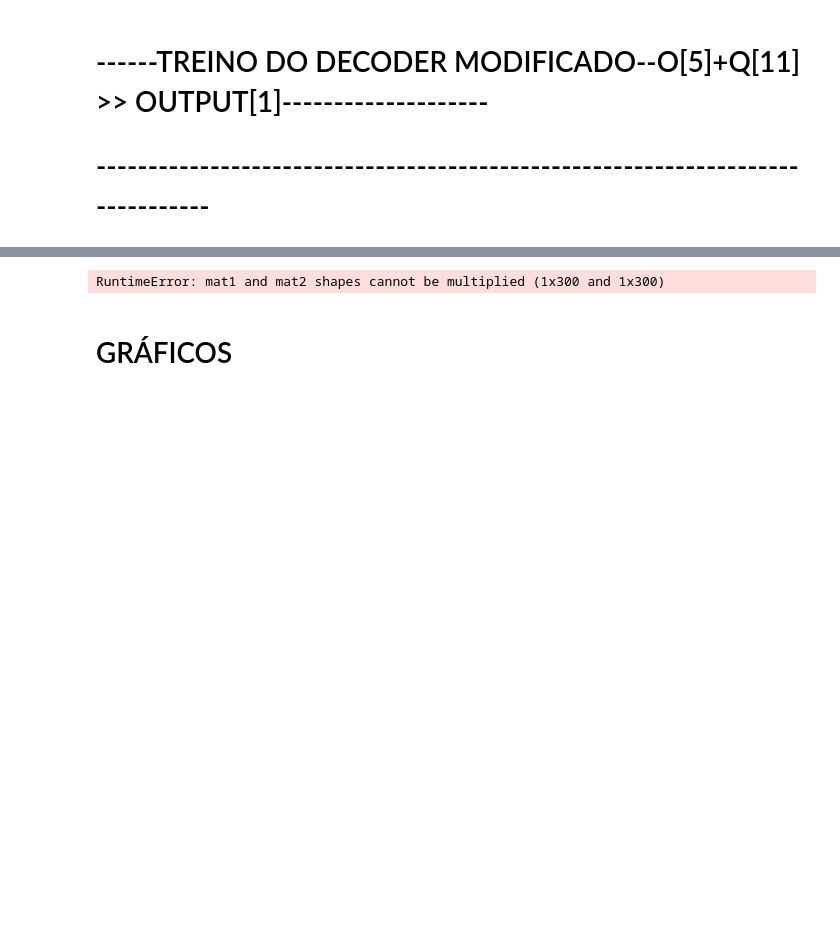
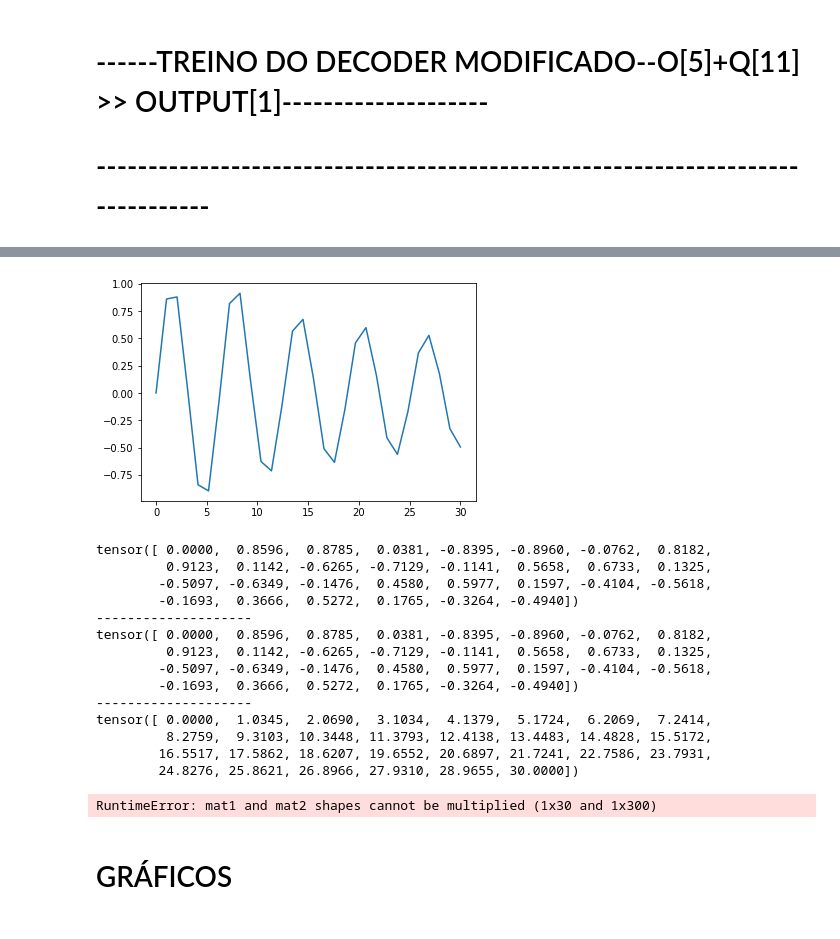
Before and after one commit to SchultzVV/Biology, a Jupyter notebook: method_prove/AnomaliaE.ipynb, the cells around one changed output, grey strips where cells are left out. Drawn from its saved outputs; the diff is of its cells as text; code cells hidden in the pictures; blank space fills up the shorter version.

```diff
--- a/method_prove/AnomaliaE.ipynb
+++ b/method_prove/AnomaliaE.ipynb
@@ -91,39 +139,63 @@ optimizer = torch.optim.Adam(model.parameters())
 # %%
 def treine(epochs):
     inp = pickle.load(open("inp", "rb"))
     out = pickle.load(open("out", "rb"))
     n_batch = np.shape(inp)[0]
     batch_size = np.shape(inp)[1]
     n_examples = np.shape(inp)[2]
     for epoch in range(epochs):
         for batch_idx in range(n_batch):
-            O = inp[batch_idx]
+            I = inp[batch_idx]
             A = out[batch_idx]
-            O = O.float()
+            plt.plot(I[0],A[0])
+            plt.show()
+            I = I.float()
             A = A.float()
-            for i in O:
-                recon, latent = model(i)
-                loss = torch.mean((recon-A)**2)
-                optimizer.zero_grad()
-                loss.backward()
-                optimizer.step()
+            print(A[0])
+            print('-'*20)
+            print(A[0])
+            print('-'*20)
+            for i in I:
+                for j in range(len(n_examples)):
+                    print(i)
+                    recon, latent = model(i[j])
+                    loss = torch.mean((recon-A)**2)
+                    optimizer.zero_grad()
+                    loss.backward()
+                    optimizer.step()
         print(f'Epoch:{epoch+1},Loss:{loss.item():.4f}')
+        s.exit()
 
 
 
 treine(200)
 # print('end')
 # -------------------------------------------------------------------------------
 # --------------------- SALVANDO-------------------------------------------------
 # -------------------------------------------------------------------------------
 # PATH_save='Estado_Box_2_with_two_latent.pt'
 ##PATH_load = 'Estado_Box_2_with_two_latent.pt'
 #torch.save(model.state_dict(), PATH_save)
 # s.exit()
 ##model.load_state_dict(torch.load(PATH_load))
 #torch.save(model.state_dict(), PATH_save)
 # %% [output]
+[figure, added]
-RuntimeError: mat1 and mat2 shapes cannot be multiplied (1x300 and 1x300)
+tensor([ 0.0000,  0.8596,  0.8785,  0.0381, -0.8395, -0.8960, -0.0762,  0.8182,
+         0.9123,  0.1142, -0.6265, -0.7129, -0.1141,  0.5658,  0.6733,  0.1325,
+        -0.5097, -0.6349, -0.1476,  0.4580,  0.5977,  0.1597, -0.4104, -0.5618,
+        -0.1693,  0.3666,  0.5272,  0.1765, -0.3264, -0.4940])
+--------------------
+tensor([ 0.0000,  0.8596,  0.8785,  0.0381, -0.8395, -0.8960, -0.0762,  0.8182,
+         0.9123,  0.1142, -0.6265, -0.7129, -0.1141,  0.5658,  0.6733,  0.1325,
+        -0.5097, -0.6349, -0.1476,  0.4580,  0.5977,  0.1597, -0.4104, -0.5618,
+        -0.1693,  0.3666,  0.5272,  0.1765, -0.3264, -0.4940])
+--------------------
+tensor([ 0.0000,  1.0345,  2.0690,  3.1034,  4.1379,  5.1724,  6.2069,  7.2414,
+         8.2759,  9.3103, 10.3448, 11.3793, 12.4138, 13.4483, 14.4828, 15.5172,
+        16.5517, 17.5862, 18.6207, 19.6552, 20.6897, 21.7241, 22.7586, 23.7931,
+        24.8276, 25.8621, 26.8966, 27.9310, 28.9655, 30.0000])
+RuntimeError: mat1 and mat2 shapes cannot be multiplied (1x30 and 1x300)
 # %% [markdown]
 #
 # GRÁFICOS
```
Also changed, not shown: parts of 4 cells of this notebook, 3 other files.
